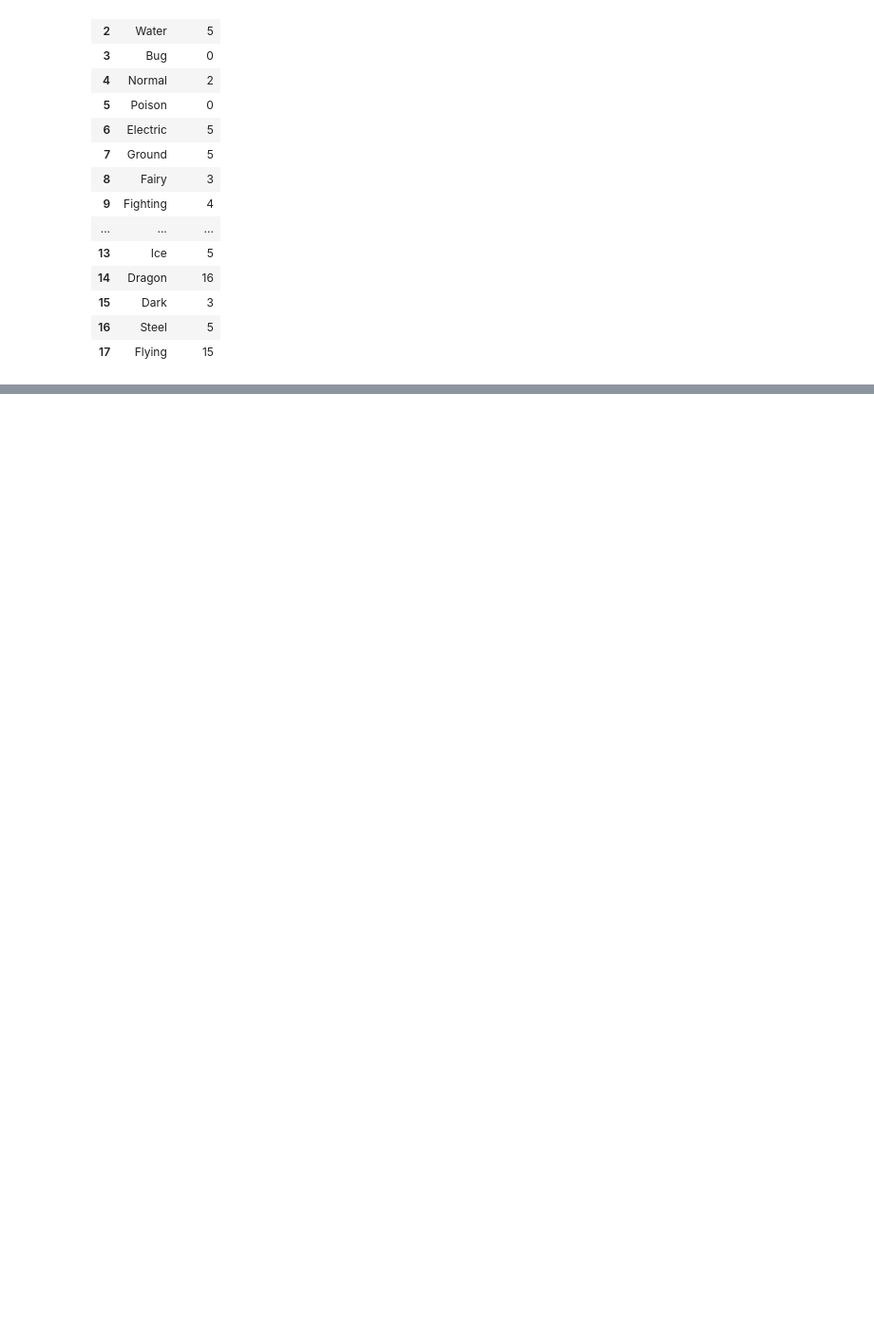
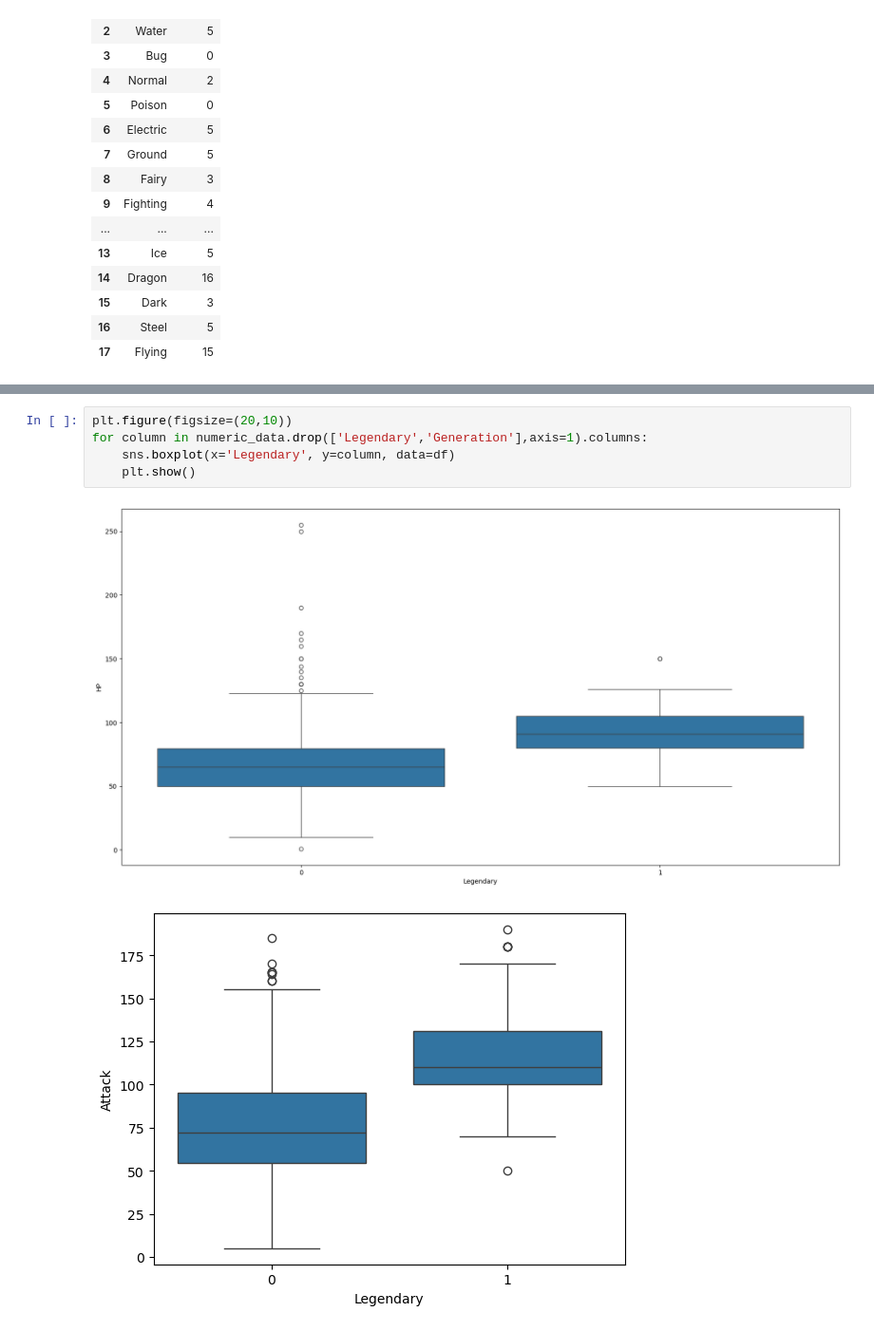
Before and after one commit to prackash/Pokemon-data, a Jupyter notebook: analysis.ipynb, the cells around one changed output, grey strips where cells are left out. Shown: that part at 95% size. Cells and saved outputs as stored; diff of their text form; blank space fills up the shorter version.

```diff
--- a/analysis.ipynb
+++ b/analysis.ipynb
@@ -286,0 +322,8 @@ lengendTypes
+# %%
+plt.figure(figsize=(20,10))
+for column in numeric_data.drop(['Legendary','Generation'],axis=1).columns:
+    sns.boxplot(x='Legendary', y=column, data=df)
+    plt.show()
+# %% [output]
+[figure, added]
+[figure, added]
```
Also changed, not shown: parts of 11 cells of this notebook.
